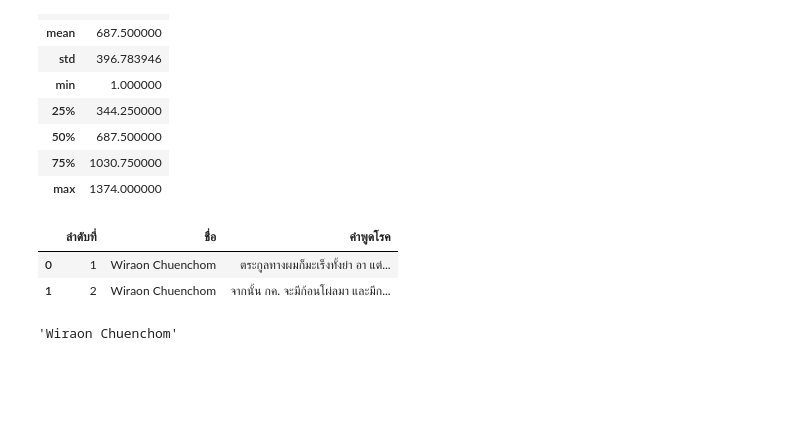
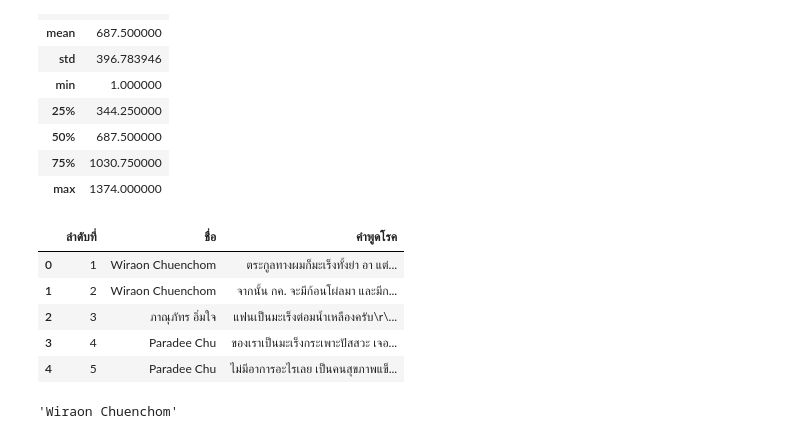
Before and after one commit to MOOwuttichai/Cancer_Social_Listening, a Jupyter notebook: เเยกมะเร็ง+เพศ.ipynb, the cells around one changed output. Cells and saved outputs as stored; diff of their text form; code cells hidden in the pictures; blank space fills up the shorter version.

```diff
--- a/เเยกมะเร็ง+เพศ.ipynb
+++ b/เเยกมะเร็ง+เพศ.ipynb
@@ -49,11 +51,14 @@ data.describe()
 | 75% | 1030.750000 |
 | max | 1374.000000 |
 # %%
-data.head(2)
+data.head(5)
 # %% [output]
 |  | ลำดับที่ | ชื่อ | คำพูดโรค |
 | 0 | 1 | Wiraon Chuenchom | ตระกูลทางผมก็มะเร็งทั้งย่า อา แต่... |
 | 1 | 2 | Wiraon Chuenchom | จากนั้น กค. จะมีก้อนโผ่ลมา และมีก... |
+| 2 | 3 | ภาณุภัทร อิ่มใจ | แฟนเป็นมะเร็งต่อมน้ำเหลืองครับ\r\... |
+| 3 | 4 | Paradee Chu | ของเราเป็นมะเร็งกระเพาะปัสสวะ เจอ... |
+| 4 | 5 | Paradee Chu | ไม่มีอาการอะไรเลย เป็นคนสุขภาพแข็... |
 # %%
 data.iloc[0,1]
 # %% [output]
```
Also changed, not shown: parts of 15 cells of this notebook.
